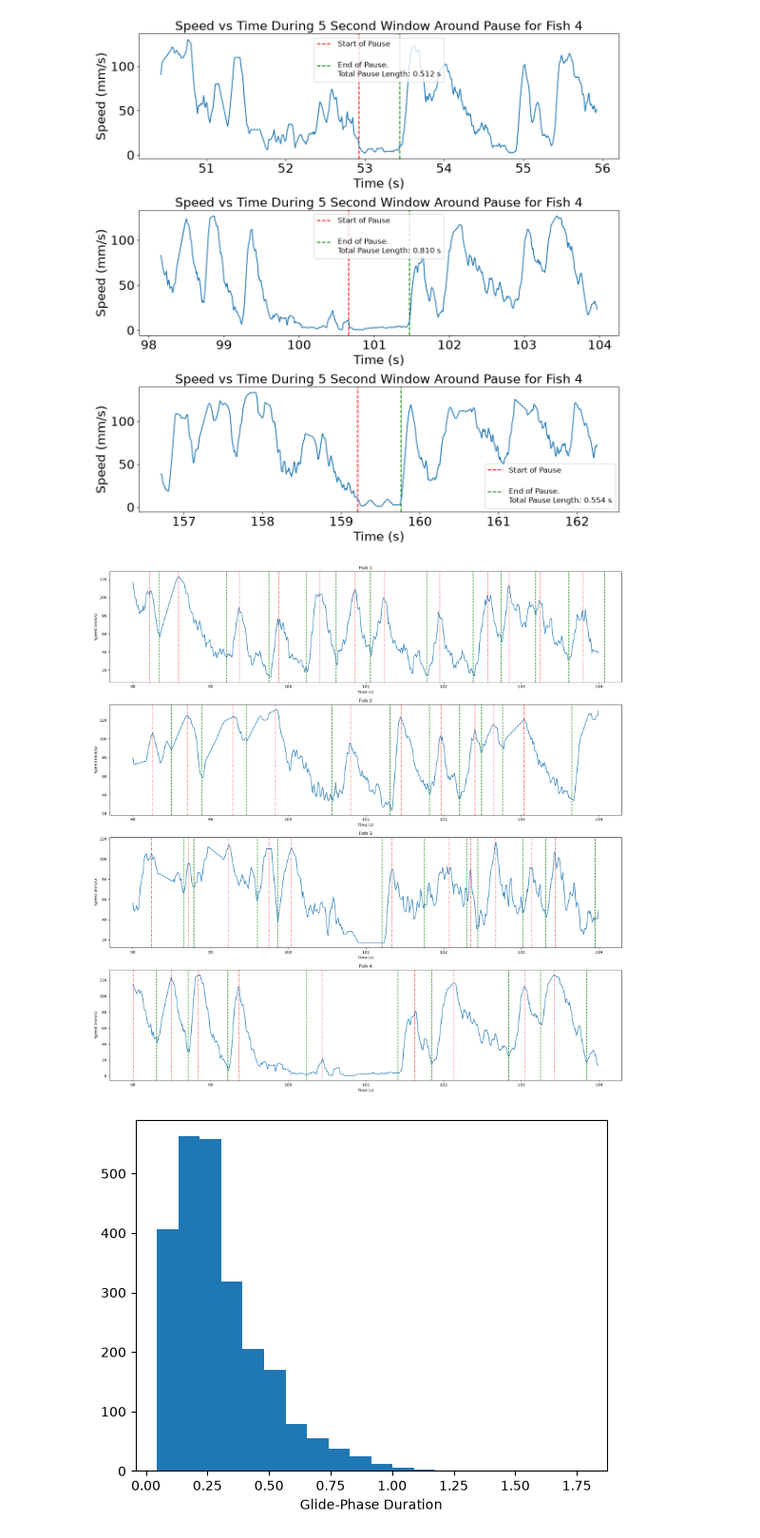
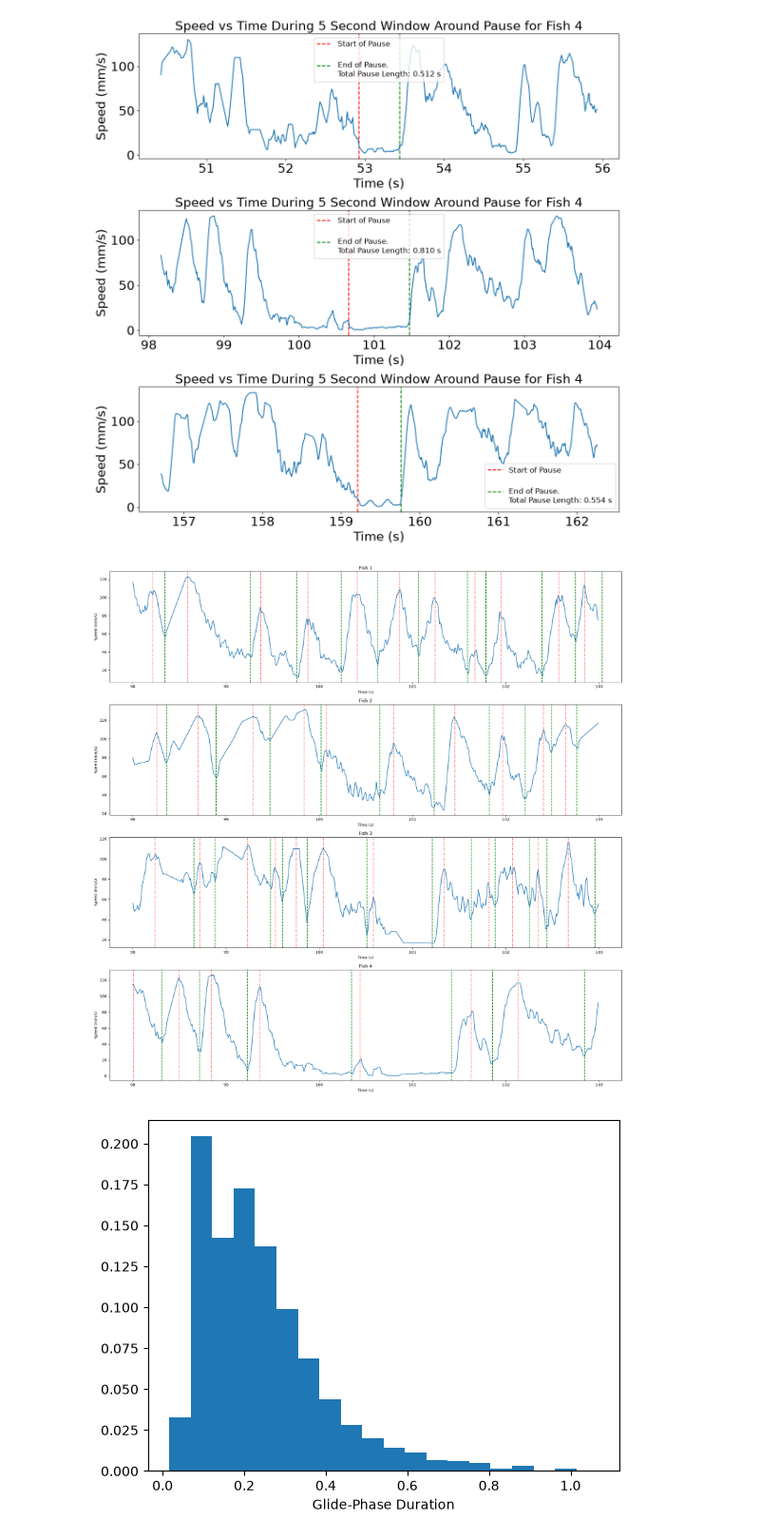
Before and after one commit to SamiSternson/Danionella-VR-Simulation-Code, a Jupyter notebook: real_school_analysis/schooling_helper_funcs_SE.ipynb, the cells around one changed output. Shown at 95% size. Cells and saved outputs as stored; diff of their text form; code cells hidden in the pictures.

Commit message:
figured out the burst-glide distribution

```diff
--- a/real_school_analysis/schooling_helper_funcs_SE.ipynb
+++ b/real_school_analysis/schooling_helper_funcs_SE.ipynb
@@ -1208,7 +1208,7 @@ from scipy.interpolate import CubicSpline
 
 def find_burst_peaks(speed):
     speed = smooth_list(speed)
-    peaks = find_peaks(speed, prominence=15, width=5)
+    peaks = find_peaks(speed, prominence=12, width=5)
     return list(peaks[0])
 
 
@@ -1238,8 +1238,8 @@ def _roll_ball(spline, x_start, x_min, x_max, init_velocity=2.0,
 
         if x <= x_min:
             x, v = x_min, 0.0
-        # if x >= x_max:
-        #     x, v = x_max, 0.0
+        if x >= x_max:
+            x, v = x_max, -v
 
         if abs(v) < settle_velocity:
             slow_count += 1
@@ -1255,8 +1255,8 @@ def find_peak_boundaries(
     speed,
     peaks=None,
     gravity=1.0,
-    damping=0.14,
-    init_velocity=1.0,
+    damping=0.18,
+    init_velocity=1,
     dt=0.1,
     max_steps=5000,
 ):
@@ -1291,8 +1291,9 @@ def find_peak_boundaries(
         )
         results.append({
             "peak": int(p),
-            "boundary": int(boundary),
+            "boundary": boundary,
             "distance_to_next_start": float(boundary - p),
+            "burst_length":(p-results[i-1]["boundary"] if i>0 else p/fps_Hz)/fps_Hz
         })
     for i, peak in enumerate(results):
         if i>0:
@@ -1303,7 +1304,7 @@ def find_peak_boundaries(
 peaks=[find_peak_boundaries(speed) for speed in mm_speed]
 # %%
 start_time=98
-end_time=104
+end_time=103
 fig, ax=plt.subplots(4,1, figsize=(24, 24))
 for i in range(4):
 
@@ -1317,15 +1318,16 @@ for i in range(4):
     ax[i].set_title(f"Fish {i+1}")
 plt.show()
 # %% [output]
-[figure, old version]
+[figure, new version]
 # %%
 distances=[]
 for peak_set in peaks:
     for peak in peak_set:
         distances.append(peak["distance_to_next_start"]/fps_Hz)
+weights = np.ones(len(distances)) / len(distances)
 # %%
-plt.hist(distances, bins=20)
+plt.hist(distances, bins=20, weights=weights)
 plt.xlabel("Glide-Phase Duration")
 plt.show()
 # %% [output]
-[figure, old version]
+[figure, new version]
```
Also changed, not shown: parts of 24 cells of this notebook, 2 other files.
